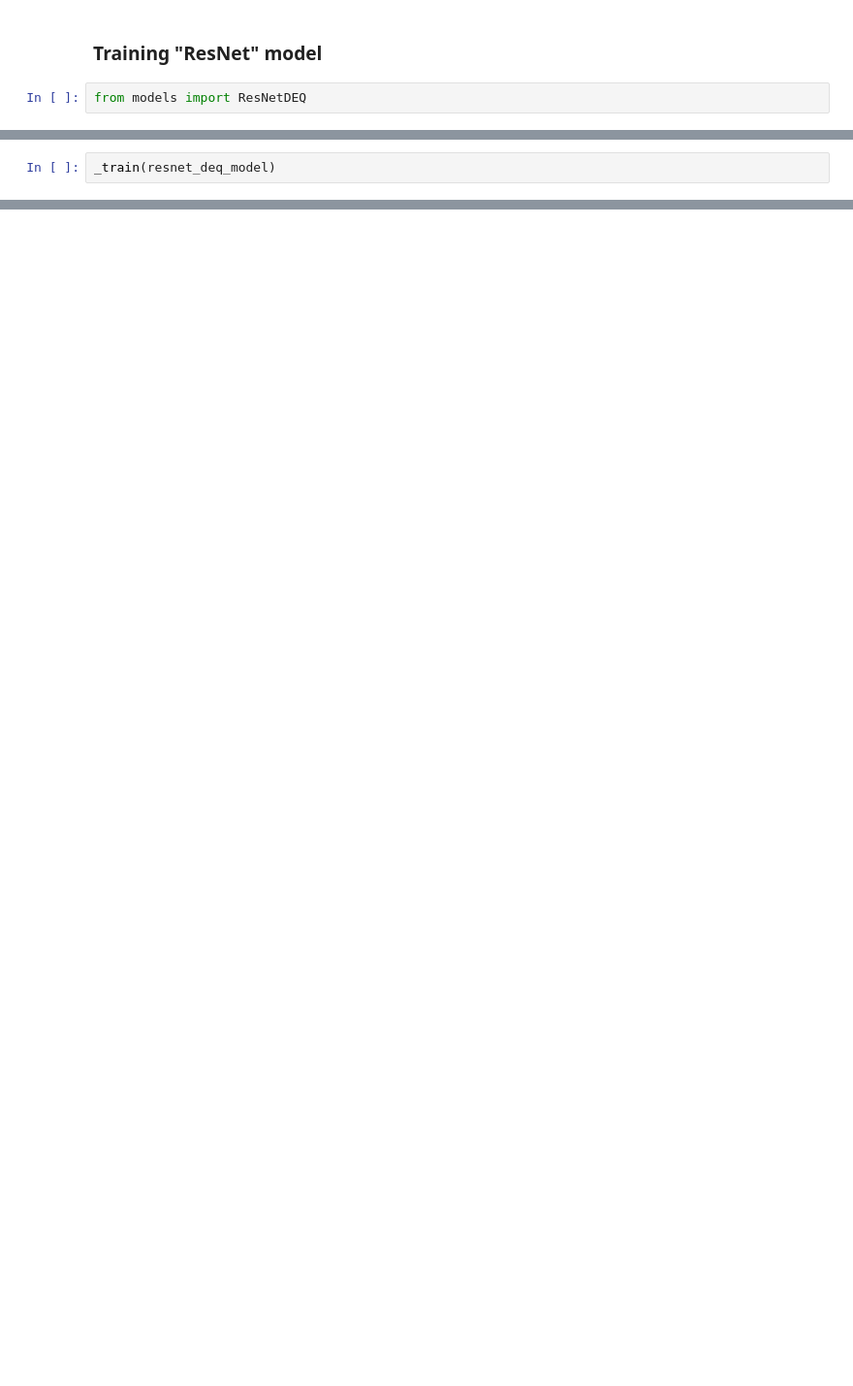
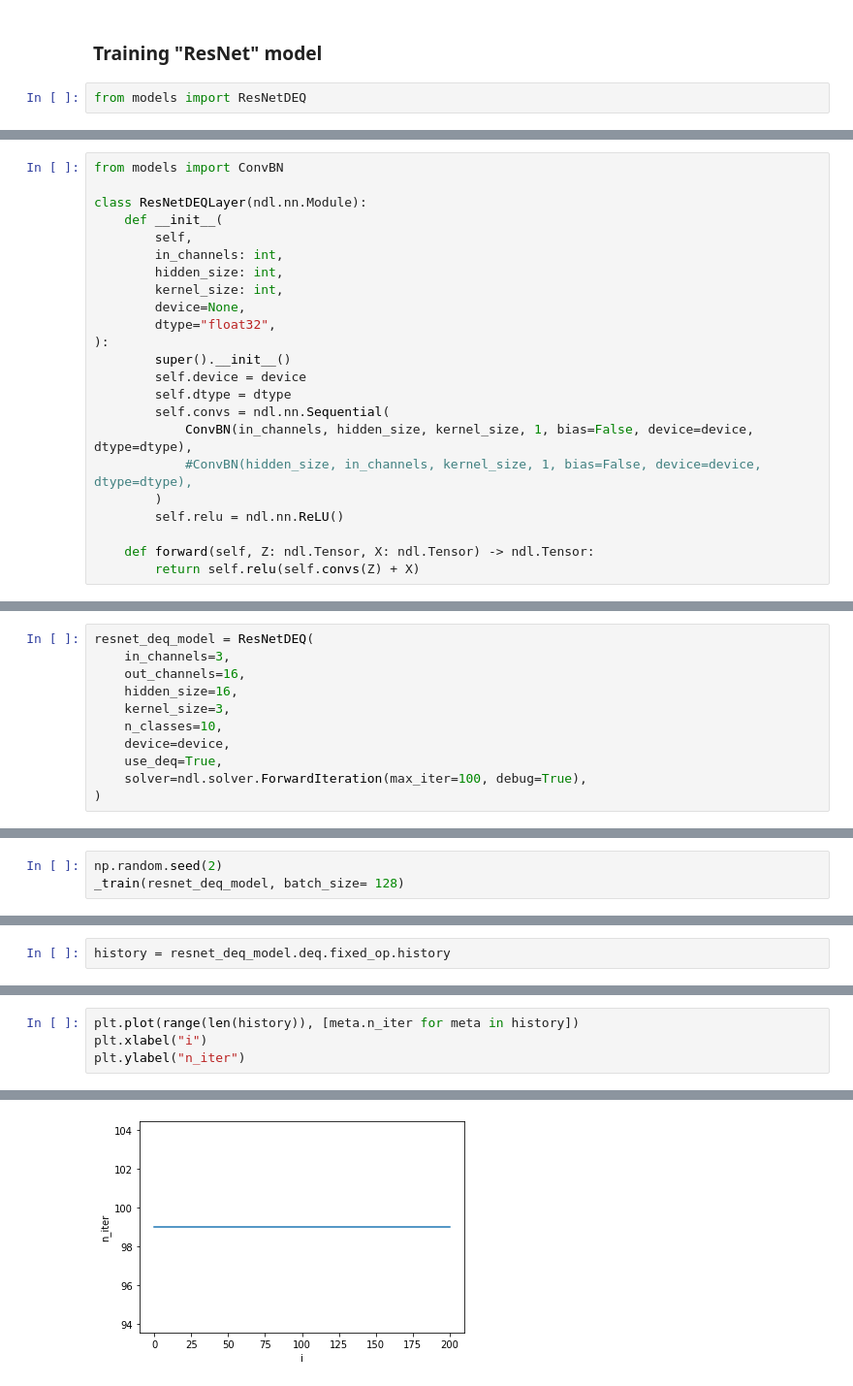
Before and after one commit to LiableFish/dlsyscourse-project, a Jupyter notebook: project.ipynb, the cells around one changed output, grey strips where cells are left out. Shown at 97% size. Drawn from its saved outputs; the diff is of its cells as text; blank space fills up the shorter version.

```diff
--- a/project.ipynb
+++ b/project.ipynb
@@ -183 +274,24 @@ Wall time: 5min 10s
 (128, 10)
+# %%
+from models import ConvBN
+
+class ResNetDEQLayer(ndl.nn.Module):
+    def __init__(
+        self,
+        in_channels: int,
+        hidden_size: int,
+        kernel_size: int,
+        device=None,
+        dtype="float32",
+):
+        super().__init__()
+        self.device = device
+        self.dtype = dtype
+        self.convs = ndl.nn.Sequential(
+            ConvBN(in_channels, hidden_size, kernel_size, 1, bias=False, device=device, dtype=dtype),
+            #ConvBN(hidden_size, in_channels, kernel_size, 1, bias=False, device=device, dtype=dtype),
+        )
+        self.relu = ndl.nn.ReLU()
+
+    def forward(self, Z: ndl.Tensor, X: ndl.Tensor) -> ndl.Tensor:
+        return self.relu(self.convs(Z) + X)
@@ -183,0 +343,11 @@ Wall time: 5min 10s
+# %%
+resnet_deq_model = ResNetDEQ(
+    in_channels=3,
+    out_channels=16,
+    hidden_size=16,
+    kernel_size=3,
+    n_classes=10,
+    device=device,
+    use_deq=True,
+    solver=ndl.solver.ForwardIteration(max_iter=100, debug=True),
+)
@@ -186,2 +382,3 @@ _train(resnet_model)
 # %%
-_train(resnet_deq_model)
+np.random.seed(2)
+_train(resnet_deq_model, batch_size= 128)
@@ -187,0 +389,2 @@ _train(resnet_deq_model)
+# %%
+history = resnet_deq_model.deq.fixed_op.history
@@ -187,0 +396,5 @@ _train(resnet_deq_model)
+# %%
+plt.plot(range(len(history)), [meta.n_iter for meta in history])
+plt.xlabel("i")
+plt.ylabel("n_iter")
+# %% [output]
@@ -187,0 +402 @@ _train(resnet_deq_model)
+[figure, added]
```
Also changed, not shown: parts of 36 cells of this notebook.
